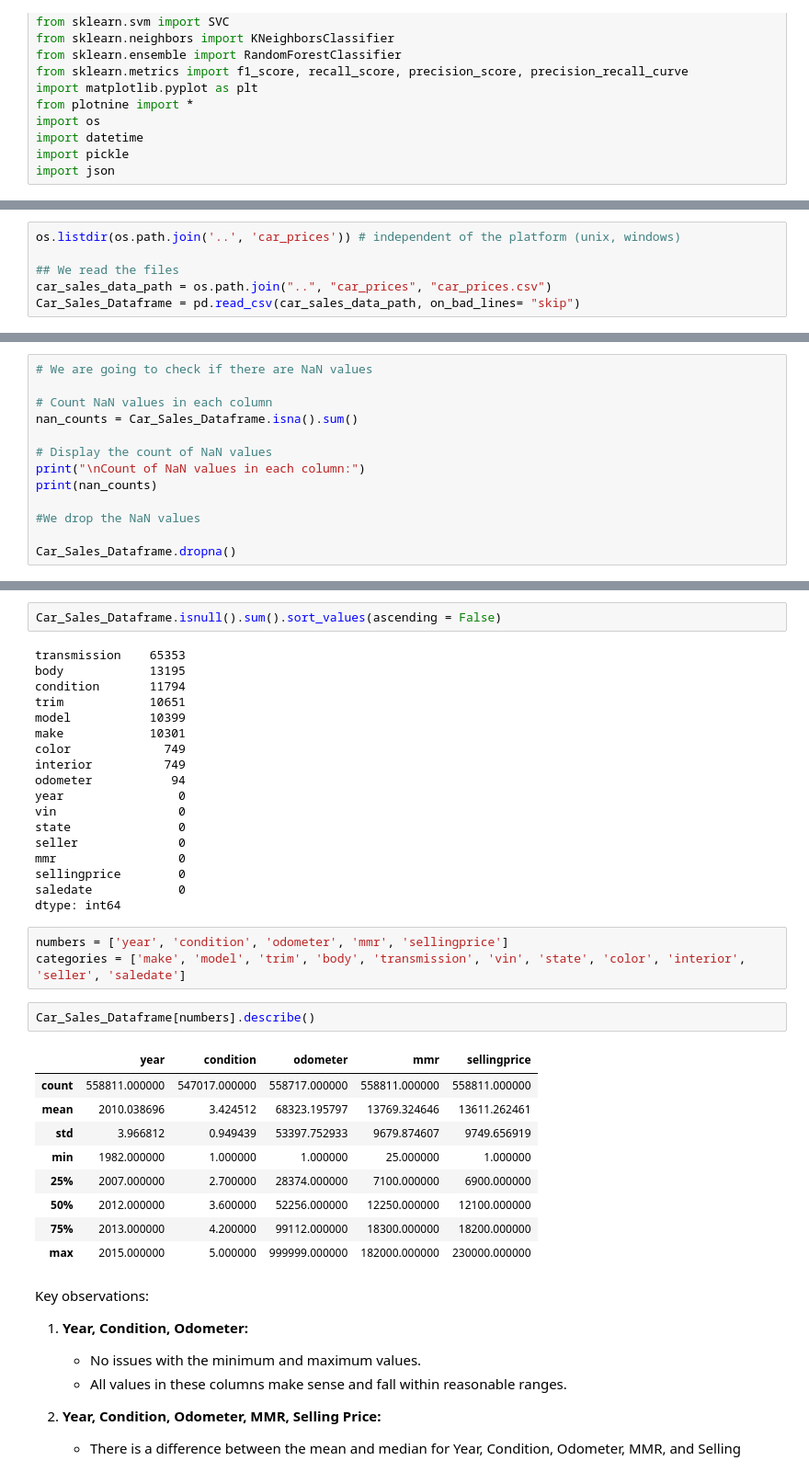
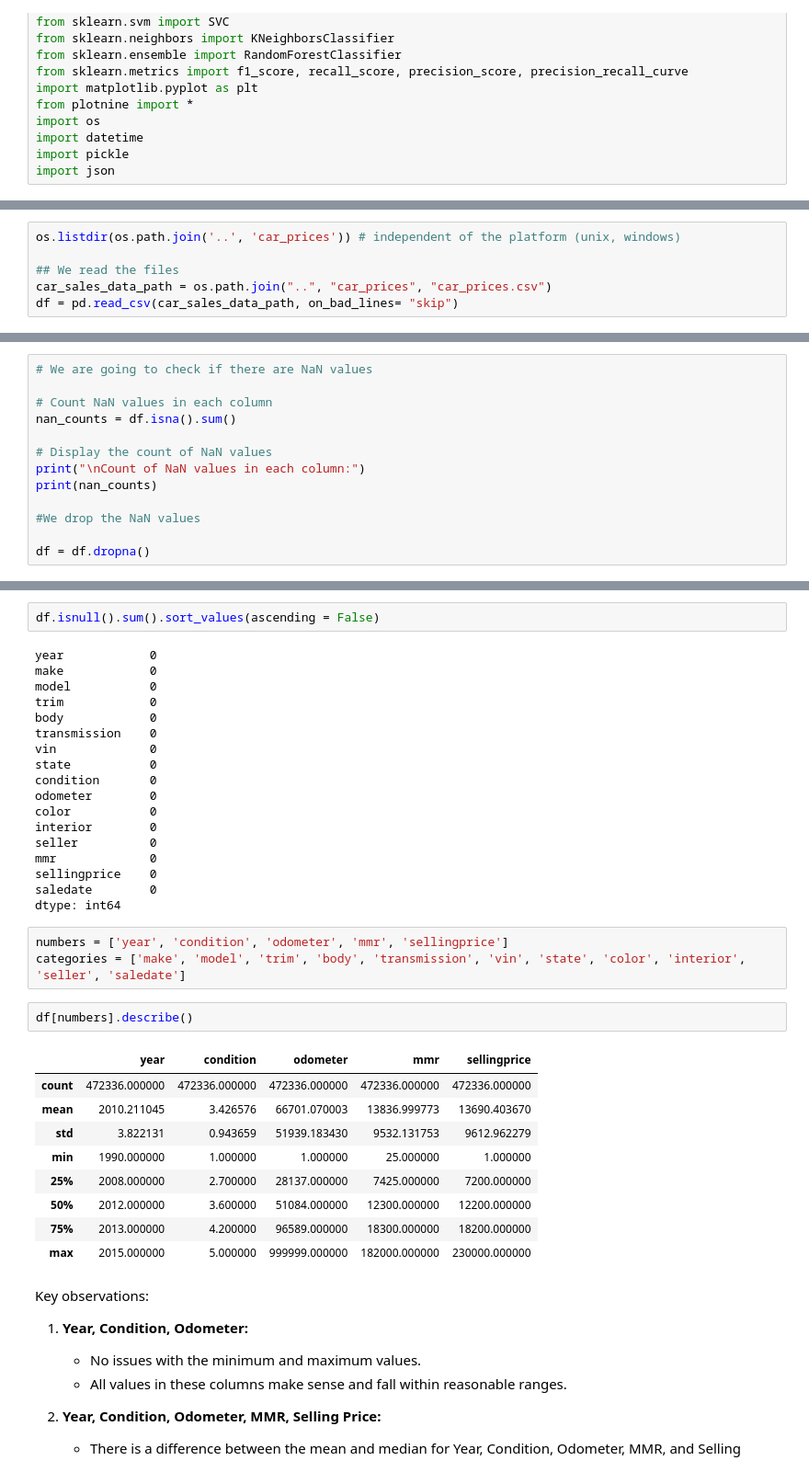
Before and after one commit to alvaarro/AI_Group11_Assignment, a Jupyter notebook: Car_Sales.ipynb, the cells around one changed output, grey strips where cells are left out. Shown at 92% size. Drawn from its saved outputs; the diff is of its cells as text.

```diff
--- a/Car_Sales.ipynb
+++ b/Car_Sales.ipynb
@@ -33,4 +33,4 @@ os.listdir(os.path.join('..', 'car_prices')) # independent of the platform (unix
 
 ## We read the files
 car_sales_data_path = os.path.join("..", "car_prices", "car_prices.csv")
-Car_Sales_Dataframe = pd.read_csv(car_sales_data_path, on_bad_lines= "skip")
+df = pd.read_csv(car_sales_data_path, on_bad_lines= "skip")
@@ -54,7 +54,7 @@ Car_Sales_Dataframe
 # We are going to check if there are NaN values
 
 # Count NaN values in each column
-nan_counts = Car_Sales_Dataframe.isna().sum()
+nan_counts = df.isna().sum()
 
 # Display the count of NaN values
 print("\nCount of NaN values in each column:")
@@ -62,7 +62,7 @@ print(nan_counts)
 
 #We drop the NaN values
 
-Car_Sales_Dataframe.dropna()
+df = df.dropna()
 # %% [output]
 Count of NaN values in each column:
 year                0
@@ -224,37 +123,37 @@ memory usage: 68.2+ MB
 # %%
-Car_Sales_Dataframe.isnull().sum().sort_values(ascending = False)
+df.isnull().sum().sort_values(ascending = False)
 # %% [output]
-transmission    65353
-body            13195
-condition       11794
-trim            10651
-model           10399
-make            10301
-color             749
-interior          749
-odometer           94
-year                0
-vin                 0
-state               0
-seller              0
-mmr                 0
-sellingprice        0
-saledate            0
+year            0
+make            0
+model           0
+trim            0
+body            0
+transmission    0
+vin             0
+state           0
+condition       0
+odometer        0
+color           0
+interior        0
+seller          0
+mmr             0
+sellingprice    0
+saledate        0
 dtype: int64
 # %%
 numbers = ['year', 'condition', 'odometer', 'mmr', 'sellingprice']
 categories = ['make', 'model', 'trim', 'body', 'transmission', 'vin', 'state', 'color', 'interior', 'seller', 'saledate']
 # %%
-Car_Sales_Dataframe[numbers].describe()
+df[numbers].describe()
 # %% [output]
 |  | year | condition | odometer | mmr | sellingprice |
-| count | 558811.000000 | 547017.000000 | 558717.000000 | 558811.000000 | 558811.000000 |
-| mean | 2010.038696 | 3.424512 | 68323.195797 | 13769.324646 | 13611.262461 |
-| std | 3.966812 | 0.949439 | 53397.752933 | 9679.874607 | 9749.656919 |
-| min | 1982.000000 | 1.000000 | 1.000000 | 25.000000 | 1.000000 |
-| 25% | 2007.000000 | 2.700000 | 28374.000000 | 7100.000000 | 6900.000000 |
-| 50% | 2012.000000 | 3.600000 | 52256.000000 | 12250.000000 | 12100.000000 |
-| 75% | 2013.000000 | 4.200000 | 99112.000000 | 18300.000000 | 18200.000000 |
+| count | 472336.000000 | 472336.000000 | 472336.000000 | 472336.000000 | 472336.000000 |
+| mean | 2010.211045 | 3.426576 | 66701.070003 | 13836.999773 | 13690.403670 |
+| std | 3.822131 | 0.943659 | 51939.183430 | 9532.131753 | 9612.962279 |
+| min | 1990.000000 | 1.000000 | 1.000000 | 25.000000 | 1.000000 |
+| 25% | 2008.000000 | 2.700000 | 28137.000000 | 7425.000000 | 7200.000000 |
+| 50% | 2012.000000 | 3.600000 | 51084.000000 | 12300.000000 | 12200.000000 |
+| 75% | 2013.000000 | 4.200000 | 96589.000000 | 18300.000000 | 18200.000000 |
 | max | 2015.000000 | 5.000000 | 999999.000000 | 182000.000000 | 230000.000000 |
 # %% [markdown]
 Key observations:
```
Also changed, not shown: parts of 17 cells of this notebook.
